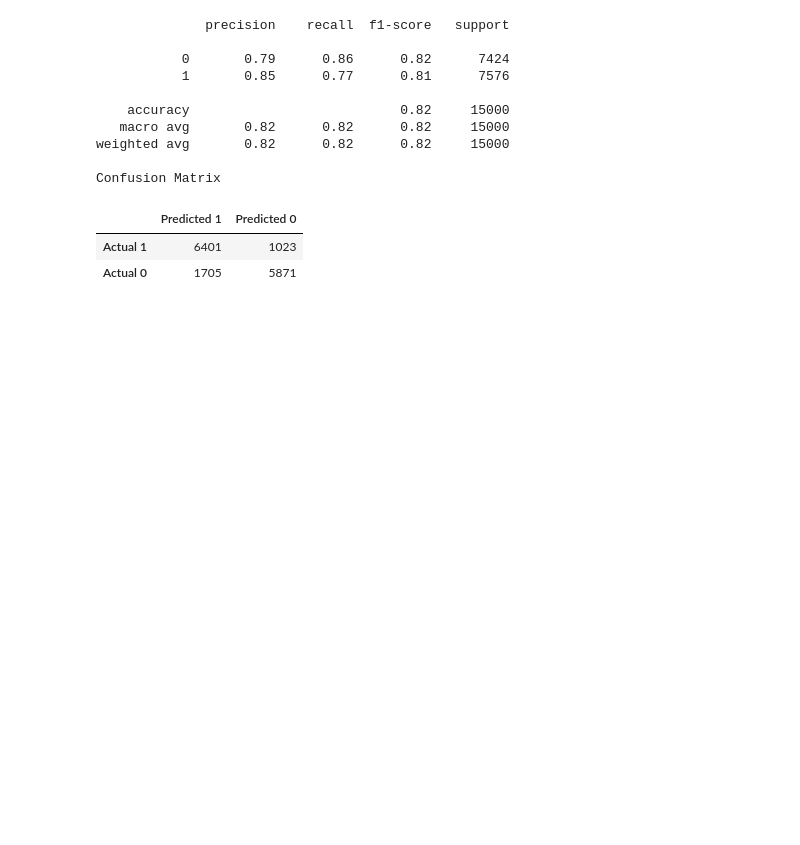
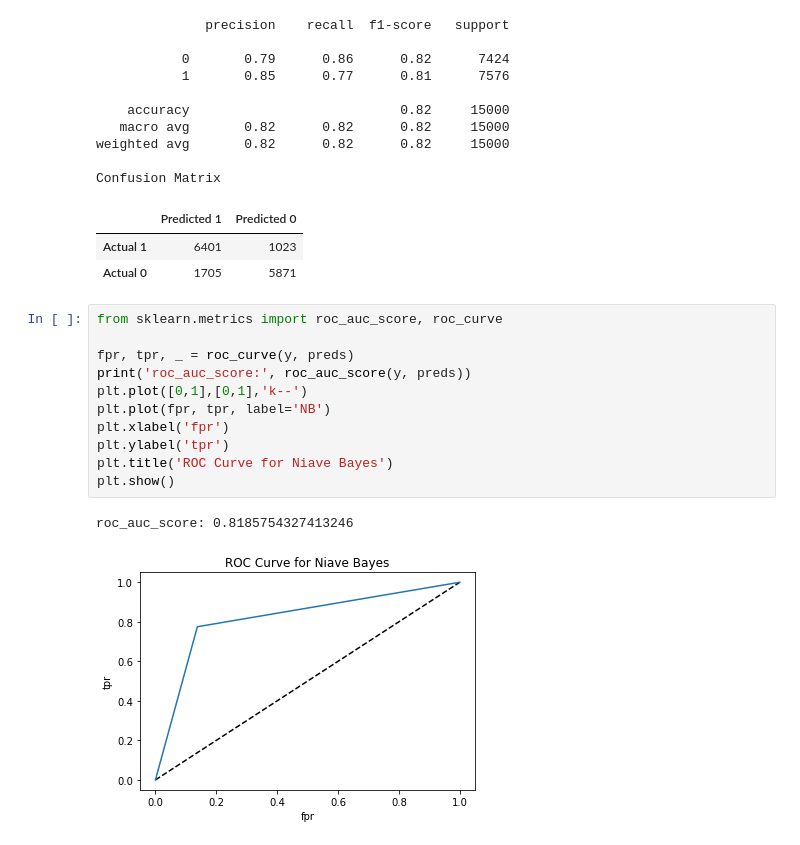
Before and after one commit to Mrityunjay000/data_mining_final_project, a Jupyter notebook: CS_363D_Final_Project.ipynb, the cells around one changed output. Cells and saved outputs as stored; diff of their text form; blank space fills up the shorter version.

```diff
--- a/CS_363D_Final_Project.ipynb
+++ b/CS_363D_Final_Project.ipynb
@@ -1111,3 +1125,17 @@ Confusion Matrix
 |  | Predicted 1 | Predicted 0 |
 | Actual 1 | 6401 | 1023 |
 | Actual 0 | 1705 | 5871 |
+# %%
+from sklearn.metrics import roc_auc_score, roc_curve
+
+fpr, tpr, _ = roc_curve(y, preds)
+print('roc_auc_score:', roc_auc_score(y, preds))
+plt.plot([0,1],[0,1],'k--')
+plt.plot(fpr, tpr, label='NB')
+plt.xlabel('fpr')
+plt.ylabel('tpr')
+plt.title('ROC Curve for Niave Bayes')
+plt.show()
+# %% [output]
+roc_auc_score: 0.8185754327413246
+[figure, added]
```
Also changed, not shown: parts of 5 cells of this notebook.
